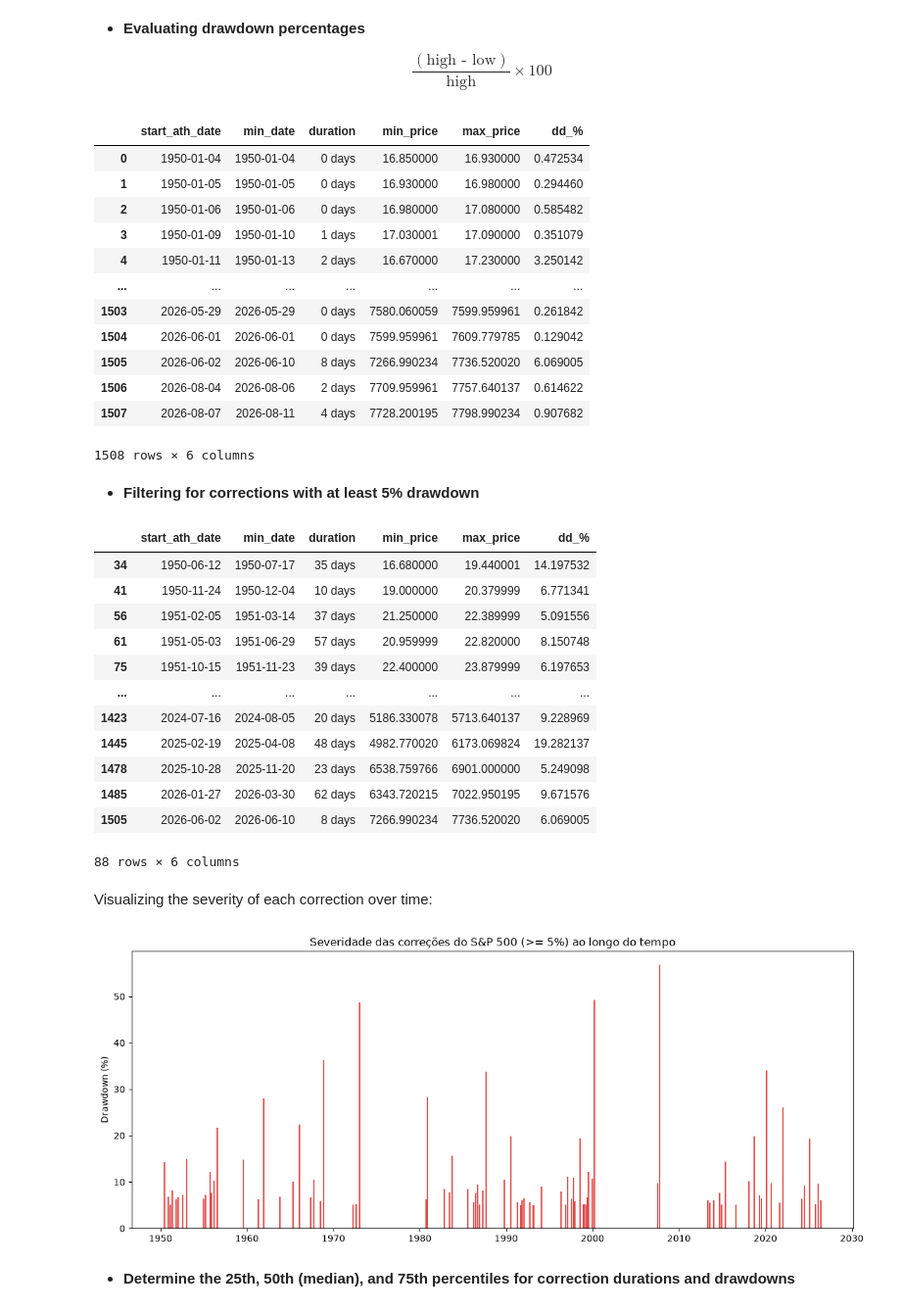
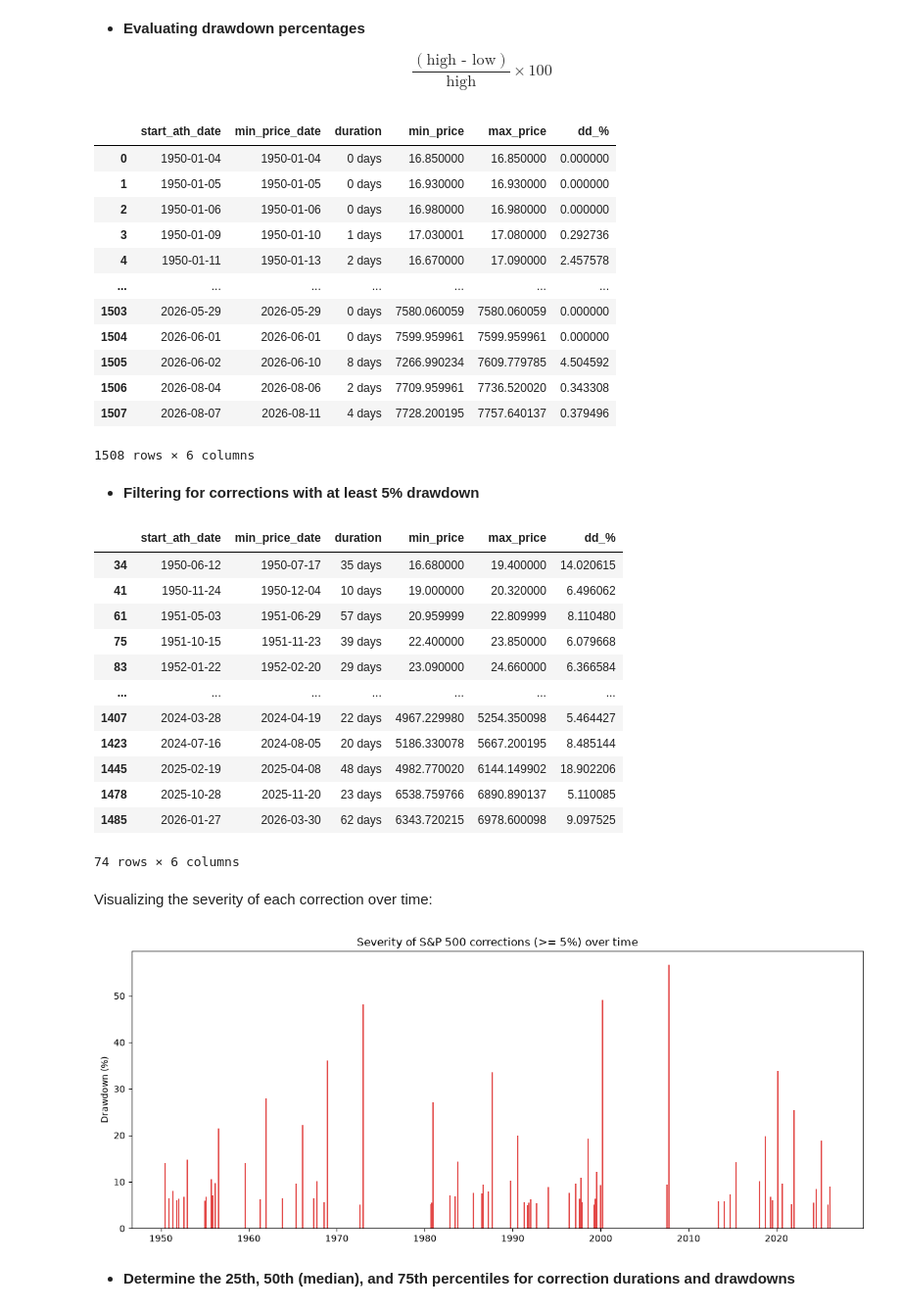
Before and after one commit to lucasofalonso/stock-markets-analytics-zoomcamp-2026, a Jupyter notebook: coursework/homeworks/module-01/homework_01.ipynb, the cells around one changed output. Shown at 98% size. Cells and saved outputs as stored; diff of their text form; code cells hidden in the pictures.

```diff
--- a/coursework/homeworks/module-01/homework_01.ipynb
+++ b/coursework/homeworks/module-01/homework_01.ipynb
@@ -436,14 +519,14 @@ for date_pair in ath_pairs:
 
     window = sp500_data["Close"].loc[start_ath_date:next_ath_date]
     min_price = window.min().values[0]
-    min_date = window.idxmin().iloc[0]
-    duration = min_date - date_pair[0]
+    min_price_date = window.idxmin().iloc[0]
+    duration = min_price_date - date_pair[0]
 
-    max_price = sp500_ath["Close"].loc[start_ath_date:next_ath_date].max().values[0]
+    max_price = sp500_ath["Close"].loc[start_ath_date].values[0]
 
     pair_prices.append({
         "start_ath_date": start_ath_date,
-        "min_date": min_date,
+        "min_price_date": min_price_date,
         "duration": duration,
         "min_price": min_price,
         "max_price": max_price
@@ -479,18 +562,18 @@ df_dd["dd_%"] = (df_dd["max_price"] - df_dd["min_price"]) / df_dd["max_price"] *
 
 df_dd
 # %% [output]
-|  | start_ath_date | min_date | duration | min_price | max_price | dd_% |
-| 0 | 1950-01-04 | 1950-01-04 | 0 days | 16.850000 | 16.930000 | 0.472534 |
-| 1 | 1950-01-05 | 1950-01-05 | 0 days | 16.930000 | 16.980000 | 0.294460 |
-| 2 | 1950-01-06 | 1950-01-06 | 0 days | 16.980000 | 17.080000 | 0.585482 |
-| 3 | 1950-01-09 | 1950-01-10 | 1 days | 17.030001 | 17.090000 | 0.351079 |
-| 4 | 1950-01-11 | 1950-01-13 | 2 days | 16.670000 | 17.230000 | 3.250142 |
+|  | start_ath_date | min_price_date | duration | min_price | max_price | dd_% |
+| 0 | 1950-01-04 | 1950-01-04 | 0 days | 16.850000 | 16.850000 | 0.000000 |
+| 1 | 1950-01-05 | 1950-01-05 | 0 days | 16.930000 | 16.930000 | 0.000000 |
+| 2 | 1950-01-06 | 1950-01-06 | 0 days | 16.980000 | 16.980000 | 0.000000 |
+| 3 | 1950-01-09 | 1950-01-10 | 1 days | 17.030001 | 17.080000 | 0.292736 |
+| 4 | 1950-01-11 | 1950-01-13 | 2 days | 16.670000 | 17.090000 | 2.457578 |
 | ... | ... | ... | ... | ... | ... | ... |
-| 1503 | 2026-05-29 | 2026-05-29 | 0 days | 7580.060059 | 7599.959961 | 0.261842 |
-| 1504 | 2026-06-01 | 2026-06-01 | 0 days | 7599.959961 | 7609.779785 | 0.129042 |
-| 1505 | 2026-06-02 | 2026-06-10 | 8 days | 7266.990234 | 7736.520020 | 6.069005 |
-| 1506 | 2026-08-04 | 2026-08-06 | 2 days | 7709.959961 | 7757.640137 | 0.614622 |
-| 1507 | 2026-08-07 | 2026-08-11 | 4 days | 7728.200195 | 7798.990234 | 0.907682 |
+| 1503 | 2026-05-29 | 2026-05-29 | 0 days | 7580.060059 | 7580.060059 | 0.000000 |
+| 1504 | 2026-06-01 | 2026-06-01 | 0 days | 7599.959961 | 7599.959961 | 0.000000 |
+| 1505 | 2026-06-02 | 2026-06-10 | 8 days | 7266.990234 | 7609.779785 | 4.504592 |
+| 1506 | 2026-08-04 | 2026-08-06 | 2 days | 7709.959961 | 7736.520020 | 0.343308 |
+| 1507 | 2026-08-07 | 2026-08-11 | 4 days | 7728.200195 | 7757.640137 | 0.379496 |
 1508 rows × 6 columns
 # %% [markdown]
 - **Filtering for corrections with at least 5% drawdown**
@@ -501,35 +584,35 @@ df_corrections = df_dd[mask_5_dd]
 
 df_corrections
 # %% [output]
-|  | start_ath_date | min_date | duration | min_price | max_price | dd_% |
-| 34 | 1950-06-12 | 1950-07-17 | 35 days | 16.680000 | 19.440001 | 14.197532 |
-| 41 | 1950-11-24 | 1950-12-04 | 10 days | 19.000000 | 20.379999 | 6.771341 |
-| 56 | 1951-02-05 | 1951-03-14 | 37 days | 21.250000 | 22.389999 | 5.091556 |
-| 61 | 1951-05-03 | 1951-06-29 | 57 days | 20.959999 | 22.820000 | 8.150748 |
-| 75 | 1951-10-15 | 1951-11-23 | 39 days | 22.400000 | 23.879999 | 6.197653 |
+|  | start_ath_date | min_price_date | duration | min_price | max_price | dd_% |
+| 34 | 1950-06-12 | 1950-07-17 | 35 days | 16.680000 | 19.400000 | 14.020615 |
+| 41 | 1950-11-24 | 1950-12-04 | 10 days | 19.000000 | 20.320000 | 6.496062 |
+| 61 | 1951-05-03 | 1951-06-29 | 57 days | 20.959999 | 22.809999 | 8.110480 |
+| 75 | 1951-10-15 | 1951-11-23 | 39 days | 22.400000 | 23.850000 | 6.079668 |
+| 83 | 1952-01-22 | 1952-02-20 | 29 days | 23.090000 | 24.660000 | 6.366584 |
 | ... | ... | ... | ... | ... | ... | ... |
-| 1423 | 2024-07-16 | 2024-08-05 | 20 days | 5186.330078 | 5713.640137 | 9.228969 |
-| 1445 | 2025-02-19 | 2025-04-08 | 48 days | 4982.770020 | 6173.069824 | 19.282137 |
-| 1478 | 2025-10-28 | 2025-11-20 | 23 days | 6538.759766 | 6901.000000 | 5.249098 |
-| 1485 | 2026-01-27 | 2026-03-30 | 62 days | 6343.720215 | 7022.950195 | 9.671576 |
-| 1505 | 2026-06-02 | 2026-06-10 | 8 days | 7266.990234 | 7736.520020 | 6.069005 |
+| 1407 | 2024-03-28 | 2024-04-19 | 22 days | 4967.229980 | 5254.350098 | 5.464427 |
+| 1423 | 2024-07-16 | 2024-08-05 | 20 days | 5186.330078 | 5667.200195 | 8.485144 |
+| 1445 | 2025-02-19 | 2025-04-08 | 48 days | 4982.770020 | 6144.149902 | 18.902206 |
+| 1478 | 2025-10-28 | 2025-11-20 | 23 days | 6538.759766 | 6890.890137 | 5.110085 |
+| 1485 | 2026-01-27 | 2026-03-30 | 62 days | 6343.720215 | 6978.600098 | 9.097525 |
-88 rows × 6 columns
+74 rows × 6 columns
 # %% [markdown]
 Visualizing the severity of each correction over time:
 # %%
 correction_dates = pd.to_datetime(df_corrections["start_ath_date"])
 
 fig, ax = plt.subplots(figsize=(12, 5))
 ax.vlines(correction_dates, ymin=0, ymax=df_corrections["dd_%"], color="#e34948", linewidth=1.5)
 
-ax.set_title("Severidade das correções do S&P 500 (>= 5%) ao longo do tempo")
+ax.set_title("Severity of S&P 500 corrections (>= 5%) over time")
 ax.set_ylabel("Drawdown (%)")
 ax.set_ylim(bottom=0)
 
 plt.tight_layout()
 plt.show()
 # %% [output]
-[figure, old version]
+[figure, new version]
 # %% [markdown]
 - **Determine the 25th, 50th (median), and 75th percentiles for correction durations and drawdowns**
 # %%
```
Also changed, not shown: parts of 52 cells of this notebook.
